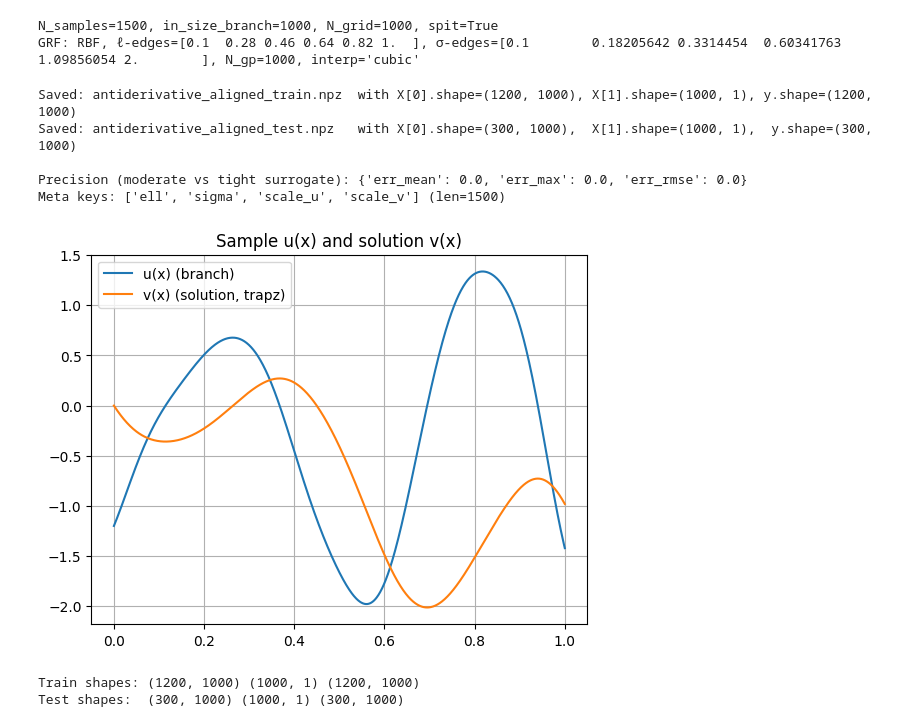
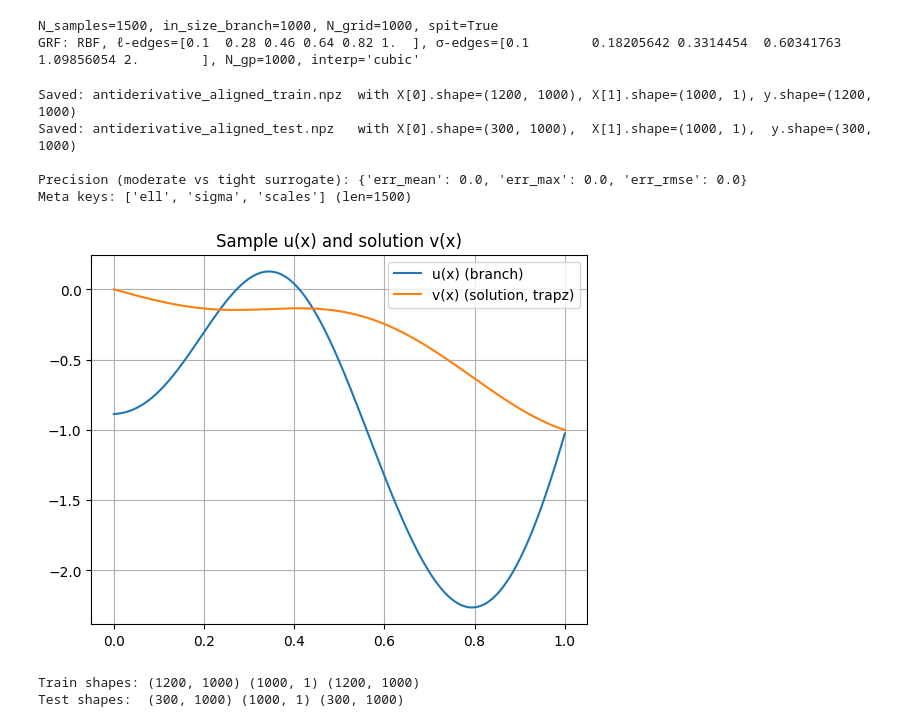
Before and after one commit to gpoccianti/Deep_Learning_2425, a Jupyter notebook: Notebooks/low_quality_dataset.ipynb, the cells around one changed output. Drawn from its saved outputs; the diff is of its cells as text; code cells hidden in the pictures.

Commit message:
improved normalization on second dataset

```diff
--- a/Notebooks/low_quality_dataset.ipynb
+++ b/Notebooks/low_quality_dataset.ipynb
@@ -157,7 +157,7 @@ def build_dataset_grf(
     method_lo: str = "RK45", rtol_lo: float = 1e-6,  atol_lo: float = 1e-9,   # kept for signature compatibility
     method_hi: str = "DOP853", rtol_hi: float = 1e-10, atol_hi: float = 1e-13,
     seed: int = 123,
-    normalize: bool = True,
+    normalize: str = "maxint",            # MODIFICA: Cambiato da bool a str
     return_meta: bool = True
 ):
     """
@@ -187,8 +187,8 @@ def build_dataset_grf(
     outputs       = np.zeros((N_samples, N_grid), dtype=float)
     ell_list      = np.zeros(N_samples, dtype=float)
     sigma_list    = np.zeros(N_samples, dtype=float)
-    scales_u      = np.ones(N_samples, dtype=float)
-    scales_v      = np.ones(N_samples, dtype=float)
+    # MODIFICA: Unificato in 'scales'
+    scales        = np.ones(N_samples, dtype=float)
 
     # Equal coverage counts per cell
     counts = _equal_coverage_bins(N_samples, n_ell, n_sig)
@@ -233,22 +233,31 @@ def build_dataset_grf(
                     h = (x_max - x_min) / max(1, N_grid - 1)
                     v_trunk = _cumtrapz_uniform(u_trunk, x_min, h)
 
-                    # Optional per-sample normalization
-                    if normalize:
+                    # --- MODIFICA BLOCCO NORMALIZZAZIONE ---
+                    M = 1.0 # Default scale
+                    if normalize == "maxint" or normalize is True: # Gestisce "maxint" e la vecchia chiamata bool=True
+                        # Logica "maxint": normalizza sul max dell'integrale
+                        M = np.max(np.abs(v_trunk)) + 1e-12
+                        u_branch = u_branch / M
+                        v_trunk  = v_trunk  / M
+                    elif normalize == "rms":
+                        # Vecchia logica (RMS separati, non preserva la scala)
                         s_u = np.sqrt(np.mean(u_branch**2) + 1e-12)
                         s_v = np.sqrt(np.mean(v_trunk**2) + 1e-12)
                         u_branch = u_branch / s_u
                         v_trunk  = v_trunk  / s_v
-                    else:
-                        s_u = 1.0; s_v = 1.0
+                        M = s_u # Salva solo lo scale dell'input
+                    # Se normalize==False o None, M resta 1.0
+                    # --- FINE BLOCCO MODIFICATO ---
+
 
                     # Store
                     branch_inputs[sample_idx, :] = u_branch
                     outputs[sample_idx, :]       = v_trunk
                     ell_list[sample_idx]         = ell
                     sigma_list[sample_idx]       = sig
-                    scales_u[sample_idx]         = s_u
-                    scales_v[sample_idx]         = s_v
+                    # MODIFICA: Salva lo scale M
+                    scales[sample_idx]           = M
 
                     sample_idx += 1
                     pbar.update(1)
@@ -263,12 +272,15 @@ def build_dataset_grf(
 
     # Interface compatibility: no dual-precision here
     precision_stats_avg = {"err_mean": 0.0, "err_max": 0.0, "err_rmse": 0.0}
+
+    # --- MODIFICA DIZIONARIO META ---
     meta = {
         "ell":     ell_list[:sample_idx],
         "sigma":   sigma_list[:sample_idx],
-        "scale_u": scales_u[:sample_idx],
-        "scale_v": scales_v[:sample_idx],
     }
+    if normalize: # Aggiunge la chiave 'scales' solo se la normalizzazione è avvenuta
+        meta["scales"] = scales[:sample_idx]
+    # --- FINE MODIFICA META ---
 
     return branch_inputs, trunk_inputs, outputs, precision_stats_avg, meta
 
@@ -327,16 +339,16 @@ Saved: antiderivative_aligned_train.npz  with X[0].shape=(1200, 1000), X[1].shap
 Saved: antiderivative_aligned_test.npz   with X[0].shape=(300, 1000),  X[1].shape=(1000, 1),  y.shape=(300, 1000)
 
 Precision (moderate vs tight surrogate): {'err_mean': 0.0, 'err_max': 0.0, 'err_rmse': 0.0}
-Meta keys: ['ell', 'sigma', 'scale_u', 'scale_v'] (len=1500)
+Meta keys: ['ell', 'sigma', 'scales'] (len=1500)
 # %%
 
 # Quick sanity plots
-idx = 0
+idx = 52
 plt.plot(np.linspace(x_min, x_max, in_size_branch), branch_inputs[idx], label="u(x) (branch)")
 plt.plot(trunk_inputs[:, 0], outputs[idx], label="v(x) (solution, trapz)")
 plt.legend(); plt.grid(); plt.title("Sample u(x) and solution v(x)"); plt.show()
 # %% [output]
-[figure, old version]
+[figure, new version]
 # %%
 
 # Reload and verify (remember allow_pickle=True on load)
```
Also changed, not shown: 3 other files.
